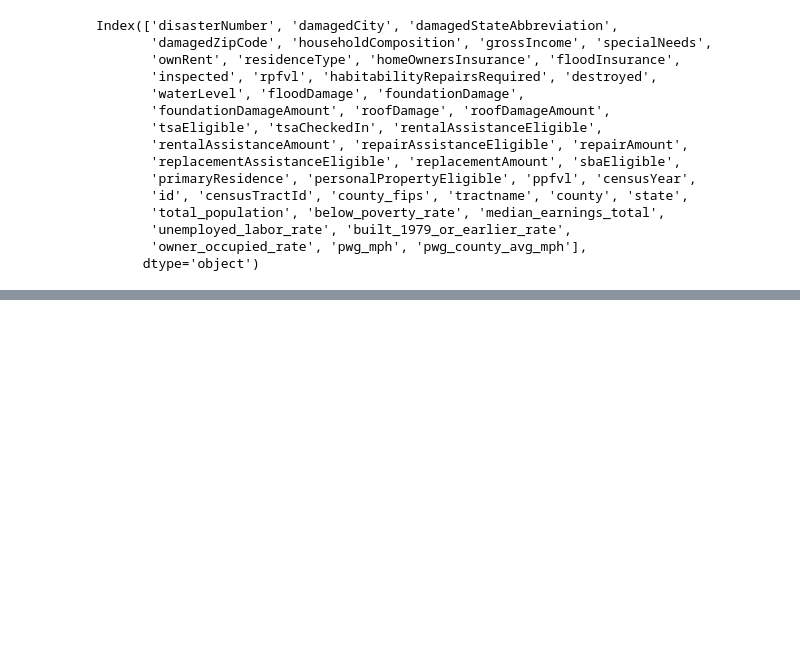
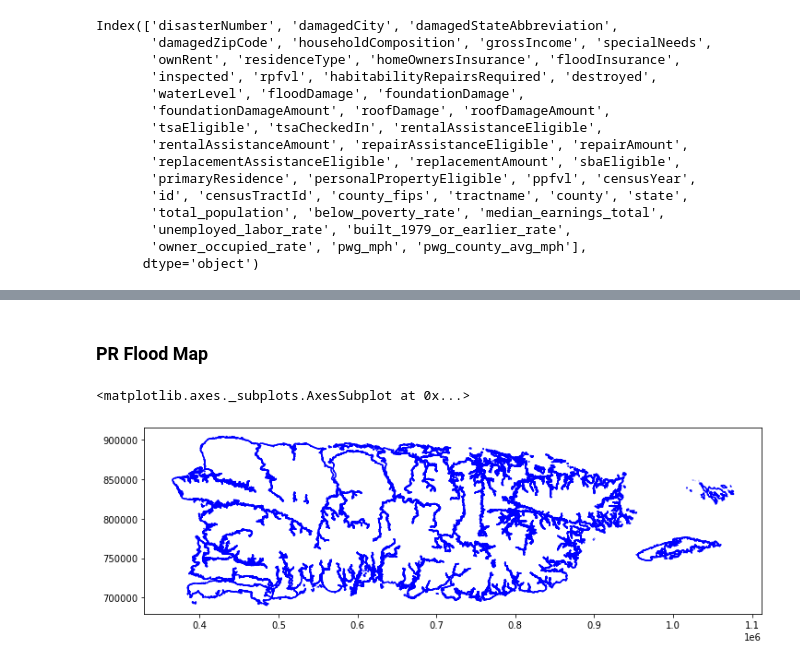
Before and after one commit to sonaliserro/w210-bluetarp, a Jupyter notebook: post-analysis/post_analysis.ipynb, the cells around one changed output, grey strips where cells are left out. Drawn from its saved outputs; the diff is of its cells as text; code cells hidden in the pictures; blank space fills up the shorter version.

```diff
--- a/post-analysis/post_analysis.ipynb
+++ b/post-analysis/post_analysis.ipynb
@@ -163,0 +229,8 @@ print('{} rows saved to: {}'.format(len(df), '../data/open-fema/FEMA-Large-Demog
+# %% [markdown]
+### PR Flood Map
+# %%
+floodZone = gpd.read_file('../data/census-tract/flood-zone/FldZone_Line_1PCT_Seamless.shp')
+floodZone.plot(figsize=(12,12), color='blue')
+# %% [output]
+<matplotlib.axes._subplots.AxesSubplot at 0x...>
+[figure, added]
```
Also changed, not shown: parts of 15 cells of this notebook.
